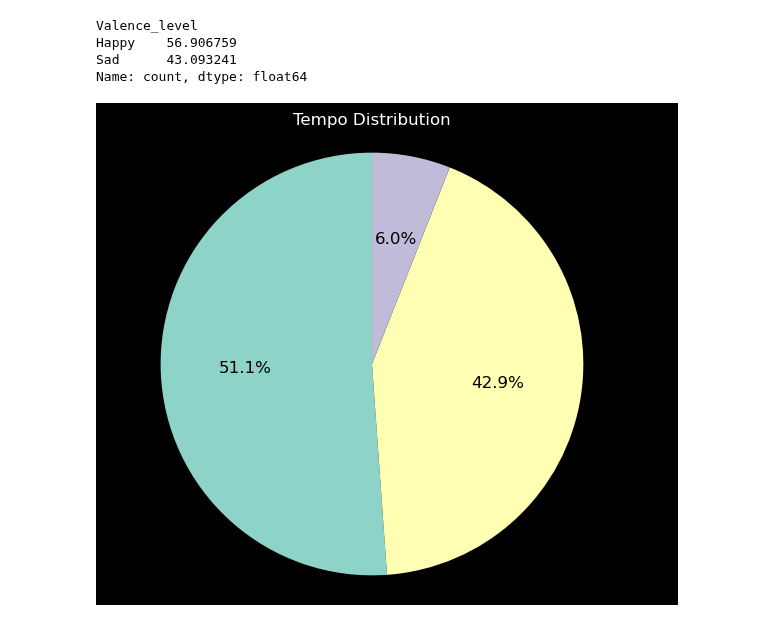
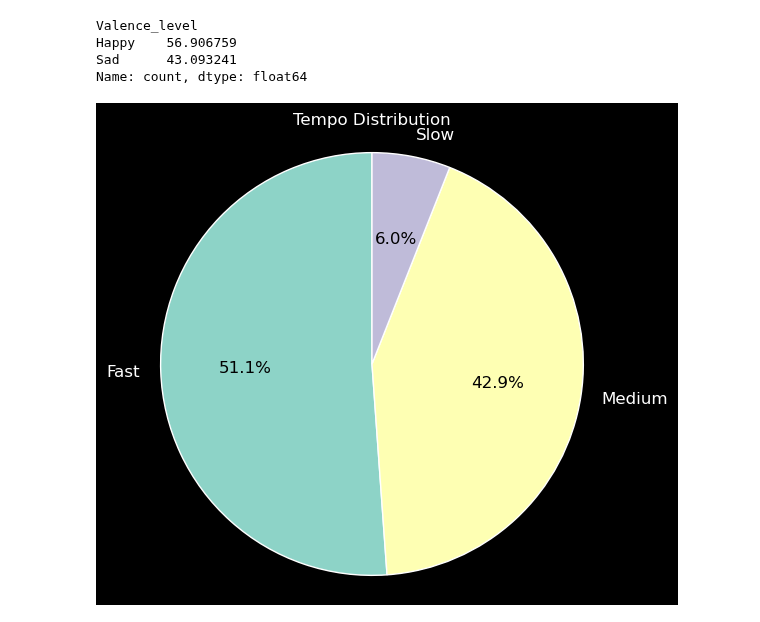
Before and after one commit to bergen-christensen/Capstone, a Jupyter notebook: notebooks/capstone_bergen.ipynb, the cells around one changed output. Saved outputs shown, nothing was run; the diff lists cells and outputs as text; code cells hidden in the pictures.

```diff
--- a/notebooks/capstone_bergen.ipynb
+++ b/notebooks/capstone_bergen.ipynb
@@ -738,17 +738,22 @@ Sad      43.093241
 Name: count, dtype: float64
 # %%
 #tempo pie chart
-plt.figure(figsize=(6, 6))
-plt.pie(
+fig, ax = plt.subplots(figsize=(6, 6))
+wedges, texts, autotexts = ax.pie(
     tempo_pct,
     labels=tempo_pct.index,
     autopct='%1.1f%%',
     startangle=90,
-    textprops={'color': 'black', 'fontsize': 12})
+    textprops={'color': 'black', 'fontsize': 12},
+     wedgeprops={'edgecolor': 'white'})
+
+for text in texts:
+    text.set_color('white')
+
 plt.title('Tempo Distribution')
 plt.axis('equal')
 plt.savefig('tempo_pie_chart.png')
 plt.show()
 # %% [output]
-[figure, old version]
+[figure, new version]
 # %%
```
Also changed, not shown: parts of 3 cells of this notebook.
